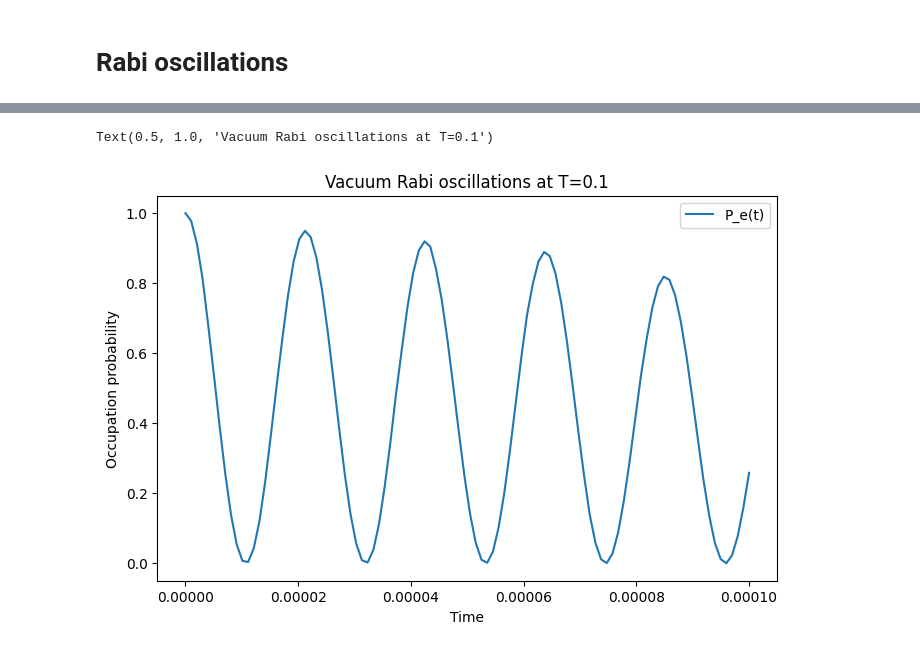
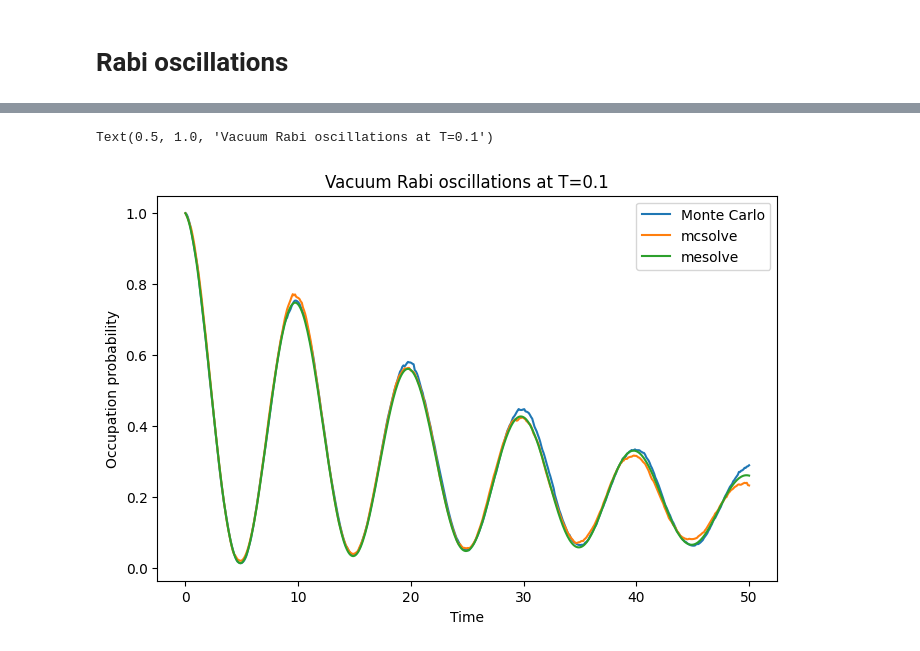
Before and after one commit to p-pietro/tp4-exercises, a Jupyter notebook: python/montecarlo.ipynb, the cells around one changed output, grey strips where cells are left out. Cells and saved outputs as stored; diff of their text form; code cells hidden in the pictures.

```diff
--- a/python/montecarlo.ipynb
+++ b/python/montecarlo.ipynb
@@ -86,14 +87,14 @@ dephase = 0  # dephasing rate
 # %%
 # parameters for damped oscillations
 N = 2  # only two fock states
-wc = f * 2 * np.pi  # cavity frequency
-wa = (f + dephase) * 2 * np.pi  # atom frequency
-g = -Omega / 2  # coupling strength
-kappa = 1 / c_rel  # cavity dissipation rate
-gamma = 1 / a_rel  # atom dissipation rate
+wc = 1.0e-3 * 2 * np.pi  # cavity frequency
+wa = wc  # atom frequency
+g = 0.05*2*np.pi  # coupling strength
+kappa = 0.005  # cavity dissipation rate
+gamma = 0.05  # atom dissipation rate
 n_th_a = 0.1  # temperature in frequency units
 # %%
-psi0 = np.kron((1,0),(0,1))
+psi0 = np.kron((1, 0), (0, 1)).astype(complex)
 a = np.zeros((N, N))
 for n in range(1, N):
     a[n - 1, n] = np.sqrt(n)
@@ -114,8 +115,7 @@ sz[0,0] = 1
 sz[1,1] = -1
 sz = np.kron(np.eye(N), sz)
 
-# H = wc * a_dag @ a + wa/2 * sz + g * (a_dag @ sm + a @ sp)
-H = 500 * a_dag @ a + 250 * sz + g * (a_dag @ sm + a @ sp)
+H = wc * a_dag @ a + wa/2 * sz + g * (a_dag @ sm + a @ sp)
 # %%
 c_op_list = []
 c_op_list.append(np.sqrt(kappa * (1 + n_th_a)) * a)
@@ -123,11 +123,11 @@ c_op_list.append(np.sqrt(kappa * n_th_a) * a_dag)
 c_op_list.append(np.sqrt(gamma * (1 + n_th_a)) * sm)
 c_op_list.append(np.sqrt(gamma * n_th_a) * sp)
 # %%
-times = np.linspace(0, 100e-6, 100)
-result = montecarlo_average(H, c_op_list, psi0, times, 100, sp @ sm)
+times = np.linspace(0, 50, 500)
+result_f = montecarlo_average(H, c_op_list, psi0, times, 500, sp @ sm)
 
 plt.figure(figsize=(10, 6))
-plt.plot(times, result)
+plt.plot(times, result_f)
 plt.xlabel('Time')
 plt.ylabel('P_e(t)')
 plt.title('Excited state population over time')
@@ -151,5 +215,5 @@ plt.grid(True)
 # %%
-from qutip import tensor, basis, destroy, qeye, sigmaz, mcsolve
+from qutip import tensor, basis, destroy, qeye, sigmaz, mcsolve, mesolve
 
 psi0q = tensor(basis(N, 0), basis(2, 0))  # for damped we start with Fock state
 # collapse operators
@@ -159,7 +223,7 @@ szq = tensor(qeye(N), sigmaz())
 
 # Hamiltonian
 
-Hq = 500 * aq.dag()*aq + 250*szq + g * (aq.dag() * smq + aq * smq.dag())
+Hq = wc * aq.dag() * aq + wa / 2 * szq + g * (aq.dag() * smq + aq * smq.dag())
 
 c_op_listq = []
 
@@ -179,12 +243,21 @@ c_op_listq.append(np.sqrt(rate) * smq)
 rate = gamma * n_th_a
 c_op_listq.append(np.sqrt(rate) * smq.dag())
 
-tlist = np.linspace(0, 100e-6, 100)
-output = mcsolve(Hq, psi0q, tlist, c_op_listq, smq.dag() * smq, ntraj=100)
+output_mc = mcsolve(
+    Hq,
+    psi0q,
+    times,
+    c_op_listq,
+    smq.dag() * smq,
+    ntraj=500,
+)
+output_me = mesolve(Hq, psi0q, times, c_op_listq, [smq.dag() * smq])
 
 fig, ax = plt.subplots(figsize=(8, 5))
-ax.plot(tlist, output.expect[0], label="P_e(t)")
-ax.legend()
+ax.plot(times, result_f)
+ax.plot(times, output_mc.expect[0])
+ax.plot(times, output_me.expect[0])
+ax.legend(["Monte Carlo", "mcsolve", "mesolve"])
 ax.set_xlabel("Time")
 ax.set_ylabel("Occupation probability")
 ax.set_title("Vacuum Rabi oscillations at T={}".format(n_th_a))
@@ -203,2 +276,2 @@ Total run time:   0.86s
 Text(0.5, 1.0, 'Vacuum Rabi oscillations at T=0.1')
-[figure, old version]
+[figure, new version]
```
Also changed, not shown: parts of 6 cells of this notebook, 1 other file.
